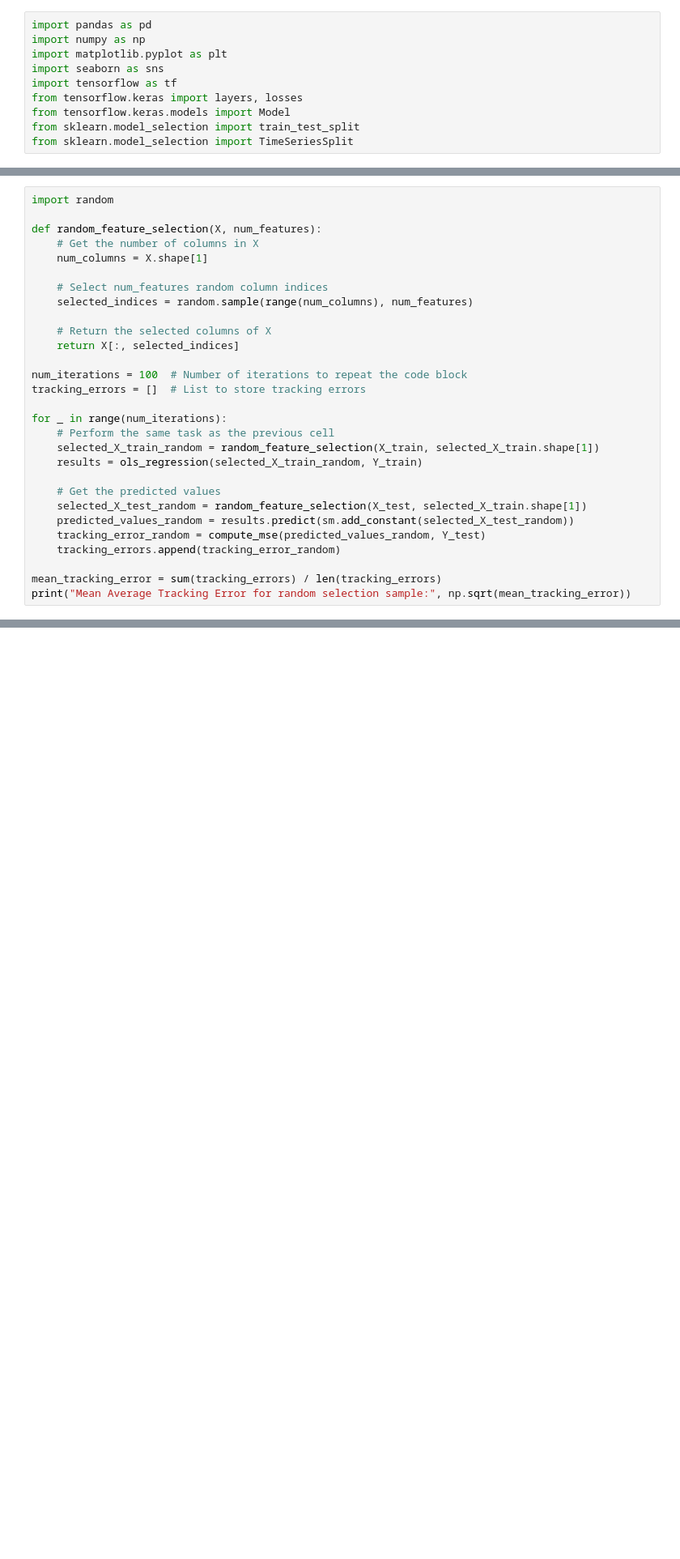
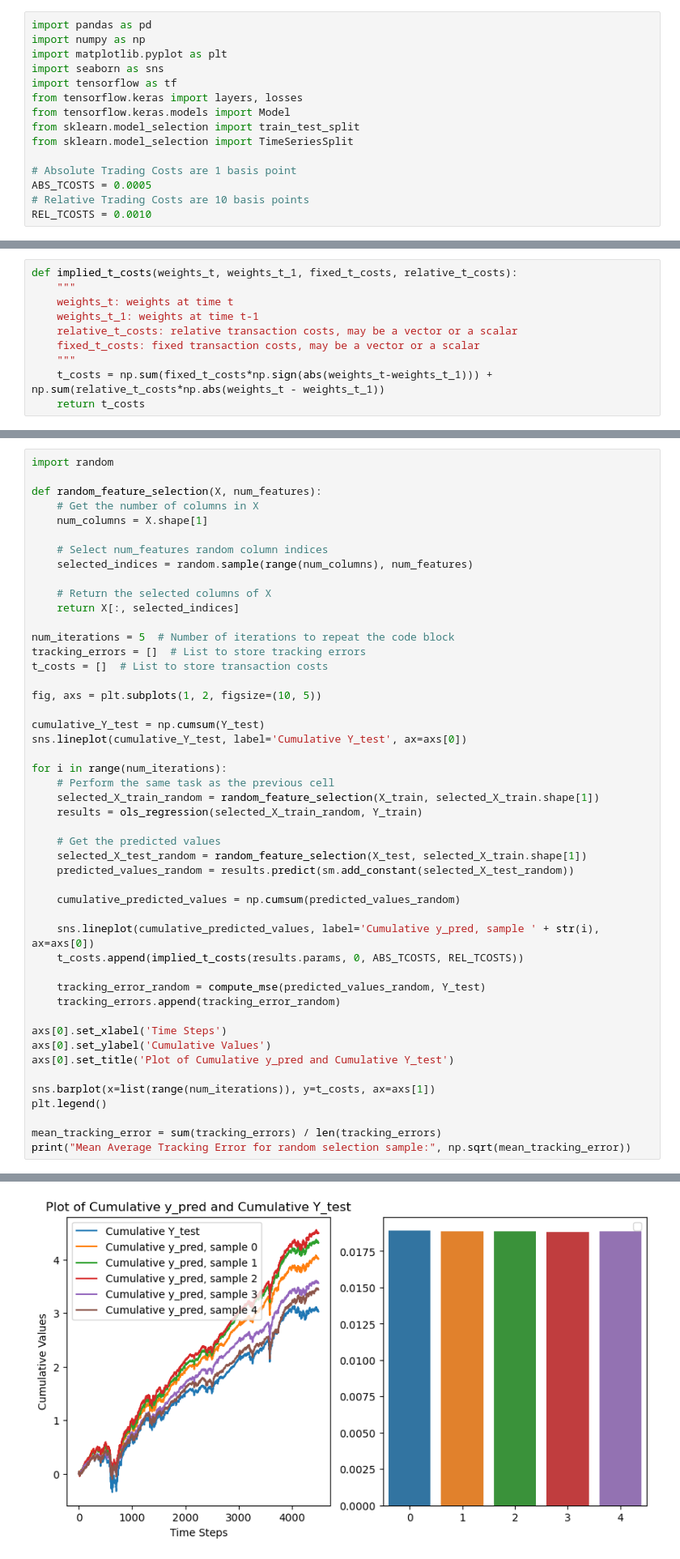
Before and after one commit to alexander-schaller/financial-machine-learning-projects-group2, a Jupyter notebook: Autoencoder.ipynb, the cells around one changed output, grey strips where cells are left out. Shown: that part at 81% size. Drawn from its saved outputs; the diff is of its cells as text; blank space fills up the shorter version.

```diff
--- a/Autoencoder.ipynb
+++ b/Autoencoder.ipynb
@@ -8,3 +8,8 @@ from tensorflow.keras import layers, losses
 from tensorflow.keras.models import Model
 from sklearn.model_selection import train_test_split
 from sklearn.model_selection import TimeSeriesSplit
+
+# Absolute Trading Costs are 1 basis point
+ABS_TCOSTS = 0.0005
+# Relative Trading Costs are 10 basis points
+REL_TCOSTS = 0.0010
@@ -55,3 +58,13 @@ def compute_negative_drawdown(returns):
     drawdown = cumulative_returns - peak
     negative_drawdown = np.min(drawdown)
     return negative_drawdown
+# %%
+def implied_t_costs(weights_t, weights_t_1, fixed_t_costs, relative_t_costs):
+    """
+    weights_t: weights at time t
+    weights_t_1: weights at time t-1
+    relative_t_costs: relative transaction costs, may be a vector or a scalar
+    fixed_t_costs: fixed transaction costs, may be a vector or a scalar
+    """
+    t_costs = np.sum(fixed_t_costs*np.sign(abs(weights_t-weights_t_1))) + np.sum(relative_t_costs*np.abs(weights_t - weights_t_1))
+    return t_costs
@@ -340,10 +365,16 @@ def random_feature_selection(X, num_features):
     # Return the selected columns of X
     return X[:, selected_indices]
 
-num_iterations = 100  # Number of iterations to repeat the code block
+num_iterations = 5  # Number of iterations to repeat the code block
 tracking_errors = []  # List to store tracking errors
+t_costs = []  # List to store transaction costs
 
-for _ in range(num_iterations):
+fig, axs = plt.subplots(1, 2, figsize=(10, 5))
+
+cumulative_Y_test = np.cumsum(Y_test)
+sns.lineplot(cumulative_Y_test, label='Cumulative Y_test', ax=axs[0])
+
+for i in range(num_iterations):
     # Perform the same task as the previous cell
     selected_X_train_random = random_feature_selection(X_train, selected_X_train.shape[1])
     results = ols_regression(selected_X_train_random, Y_train)
@@ -351,9 +382,22 @@ for _ in range(num_iterations):
     # Get the predicted values
     selected_X_test_random = random_feature_selection(X_test, selected_X_train.shape[1])
     predicted_values_random = results.predict(sm.add_constant(selected_X_test_random))
+
+    cumulative_predicted_values = np.cumsum(predicted_values_random)
+
+    sns.lineplot(cumulative_predicted_values, label='Cumulative y_pred, sample ' + str(i), ax=axs[0])
+    t_costs.append(implied_t_costs(results.params, 0, ABS_TCOSTS, REL_TCOSTS))
+
     tracking_error_random = compute_mse(predicted_values_random, Y_test)
     tracking_errors.append(tracking_error_random)
 
+axs[0].set_xlabel('Time Steps')
+axs[0].set_ylabel('Cumulative Values')
+axs[0].set_title('Plot of Cumulative y_pred and Cumulative Y_test')
+
+sns.barplot(x=list(range(num_iterations)), y=t_costs, ax=axs[1])
+plt.legend()
+
 mean_tracking_error = sum(tracking_errors) / len(tracking_errors)
 print("Mean Average Tracking Error for random selection sample:", np.sqrt(mean_tracking_error))
 # %% [output]
@@ -361,3 +406,4 @@ Mean Average Tracking Error for random selection sample: 0.0034471444183388107
+[figure, added]
 # %% [markdown]
 ## With rebalancing same rolling window approach as lasso for test/training
 # %%
```
Also changed, not shown: parts of 8 cells of this notebook.
